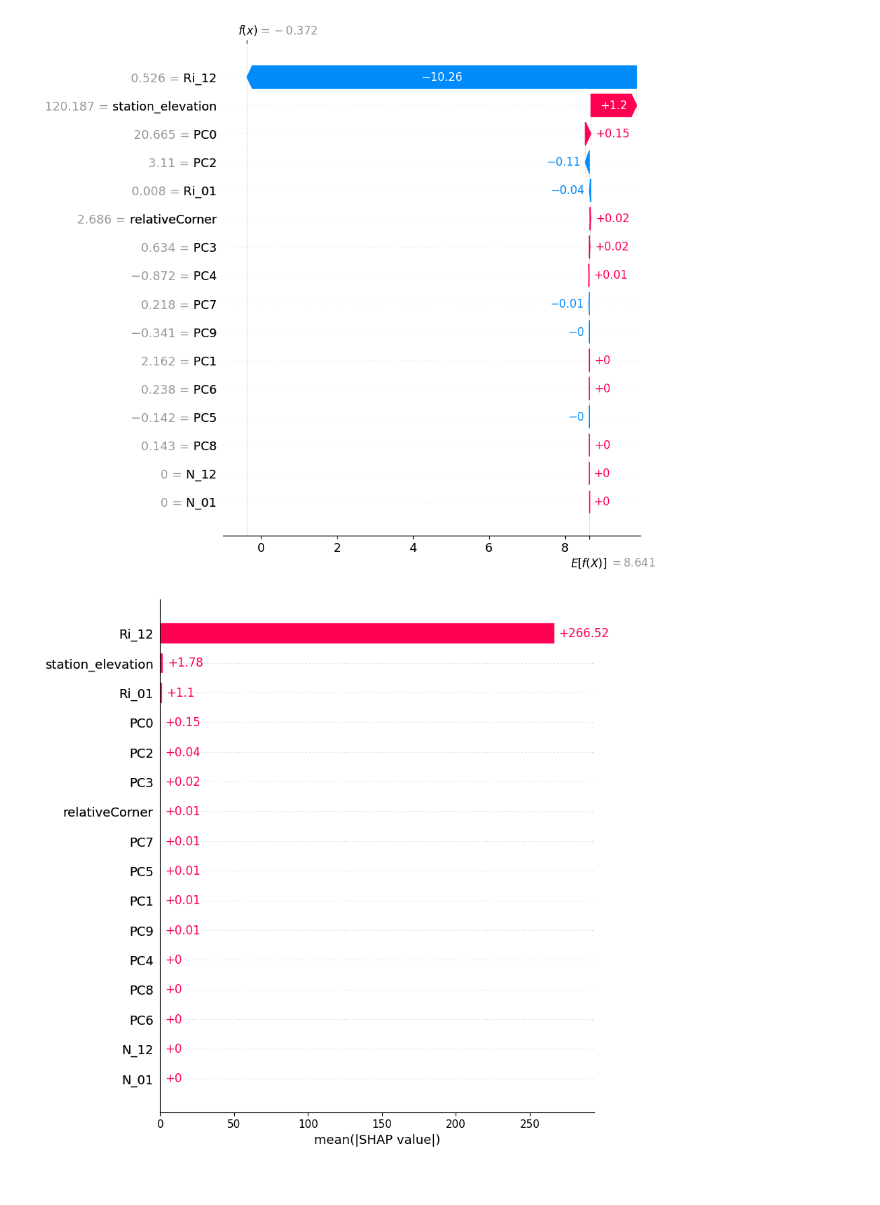
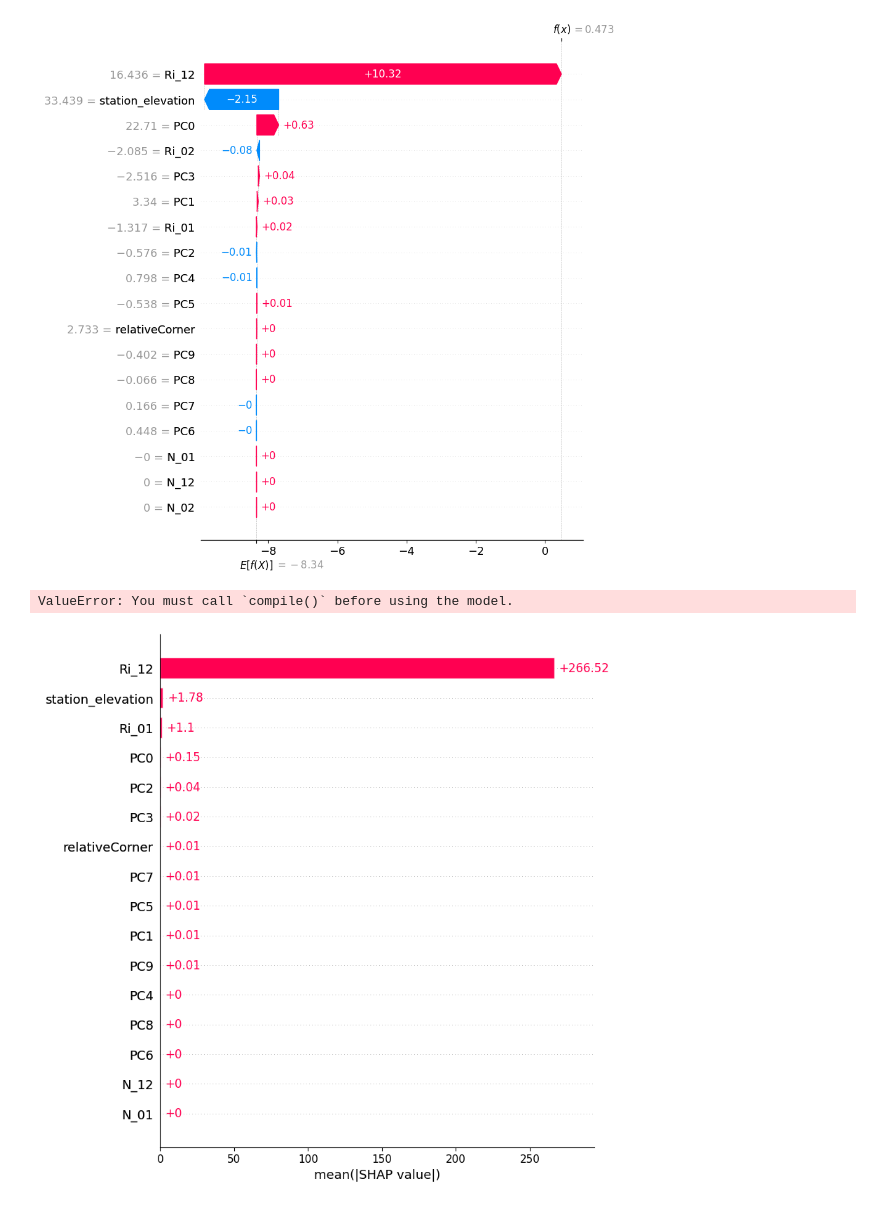
Before and after one commit to BrynjarGeir/lokaverkefni_vel, a Jupyter notebook: code/model/featureEngineering/shap.ipynb, the cells around one changed output. Saved outputs shown, nothing was run; the diff lists cells and outputs as text; code cells hidden in the pictures.

Commit message:
Shap file updated

```diff
--- a/code/model/featureEngineering/shap.ipynb
+++ b/code/model/featureEngineering/shap.ipynb
@@ -18,9 +19,9 @@ pd.set_option('display.max_columns', None)
 #df = pd.read_feather('D:\Skóli\lokaverkefni_vel\data\merged-full-W-Landscape-And-Station-Elevations-25ms-24hr-11-3-24.feather')
 #df = pd.read_feather('E:/Skóli/HÍ/Vélaverkfræði Master HÍ/Lokaverkefni/Data/merged-full-W-Landscape-And-Station-Elevations-25ms-24hr-13-3-24-stripped-with-klst.feather')
 #df = pd.read_feather("E:/Skóli/HÍ/Vélaverkfræði Master Hí/Lokaverkefni/Data/merged-full-W-Landscape-And-Station-Elevations-Circle-larger-x2-25ms-24hr-14-3-24.feather")
-#df = pd.read_feather("E:/Skóli/HÍ/Vélaverkfræði Master Hí/Lokaverkefni/Data/merged-full-W-Landscape-And-Station-Elevations-2-sectors-25ms-24hr-18-3-24-stripped-with-klst.feather")
+#df = pd.read_feather('D:/Skóli/lokaverkefni_vel/data/merged-full-W-Landscape-And-Station-Elevations-2-sectors-25ms-24hr-18-3-24-stripped-with-klst.feather')
 
-df = pd.read_feather('D:/Skóli/lokaverkefni_vel/data/merged-full-W-Landscape-And-Station-Elevations-2-sectors-25ms-24hr-18-3-24-stripped-with-klst.feather')
+df = pd.read_feather("E:/Skóli/HÍ/Vélaverkfræði Master Hí/Lokaverkefni/Data/merged-full-W-Landscape-And-Station-Elevations-2-sectors-25ms-24hr-18-3-24-stripped-with-klst.feather")
 
 df = df[df.f < df.fg]
 df['gust_factor'] = df.fg / df.f
@@ -71,7 +72,7 @@ def cornerFromCenterLand(row):
 df['relativeCorner'] = df.apply(cornerFromCenterLand, axis = 1)
 # %%
 y = df.gust_factor
-X = df[['Ri_01', 'Ri_12', 'N_01', 'N_12', 'station_elevation', 'relativeCorner'] + ['PC' + str(i) for i in range(n_components)]]
+X = df[['Ri_01', 'Ri_12', 'Ri_02', 'N_01', 'N_12', 'N_02', 'station_elevation', 'relativeCorner'] + ['PC' + str(i) for i in range(n_components)]]
 
 columns = X.columns
 
@@ -153,4 +154,4 @@ explainer = shap.Explainer(model.predict, background_data)
 
 #shap_values = explainer.shap_values(X_shapley[:100])
 
-shap_values = explainer(X_shapley[:1000])
+shap_values = explainer(X_shapley[:10])
@@ -157,13 +274,18 @@ shap_values = explainer(X_shapley[:1000])
 # %%
 from matplotlib import pyplot as plt
 # %%
-shap.plots.waterfall(shap_values[100], max_display=50, show = False)
+shap.plots.waterfall(shap_values[5], max_display=20, show = False)
 
-plt.savefig("../../visualization/shap_waterfall_nn_256_example100.png", bbox_inches = 'tight', dpi = 1000)
+#plt.savefig("../../visualization/shap_waterfall_nn_256_example100.png", bbox_inches = 'tight', dpi = 1000)
 
 plt.show()
 # %% [output]
-[figure, old version]
+[figure, new version]
+# %%
+mape = model.evaluate(X_test, y_test)
+print(f'MAPE: {mape:.2f}%')
+# %% [output]
+ValueError: You must call `compile()` before using the model.
 # %%
 shap.plots.bar(shap_values, max_display=20, show=False)
 
```
Also changed, not shown: parts of 5 cells of this notebook, 5 other files.
